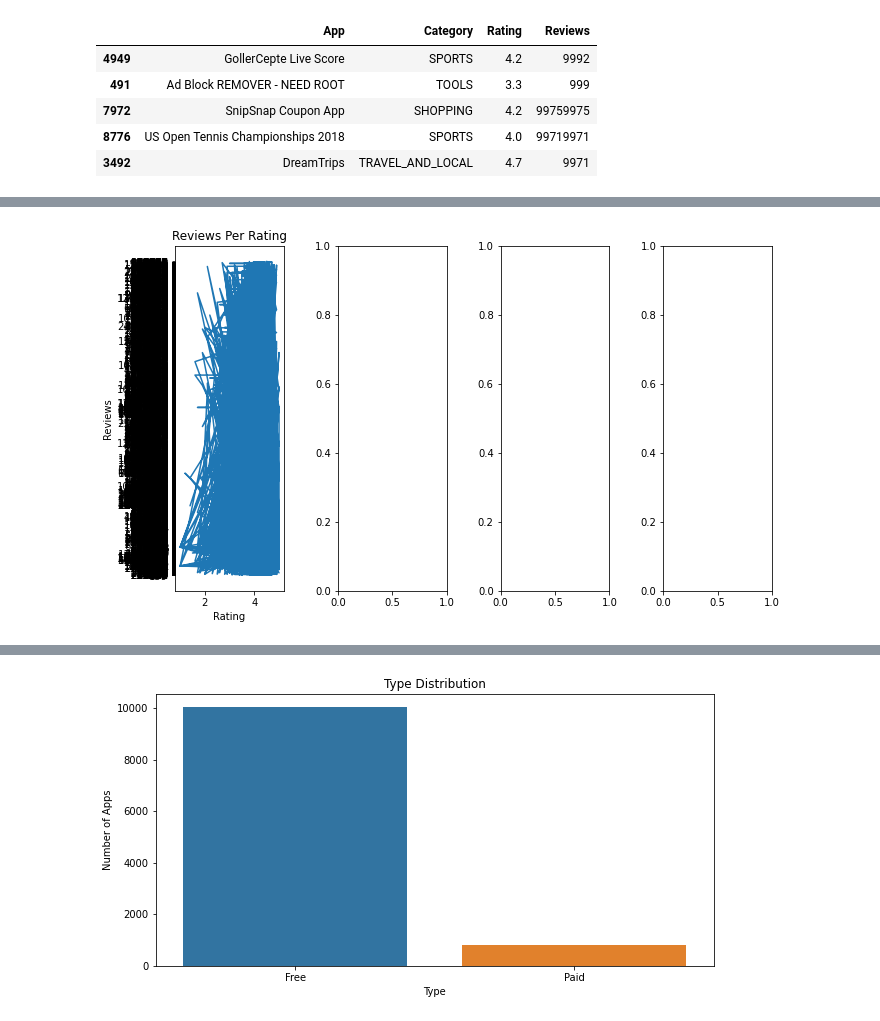
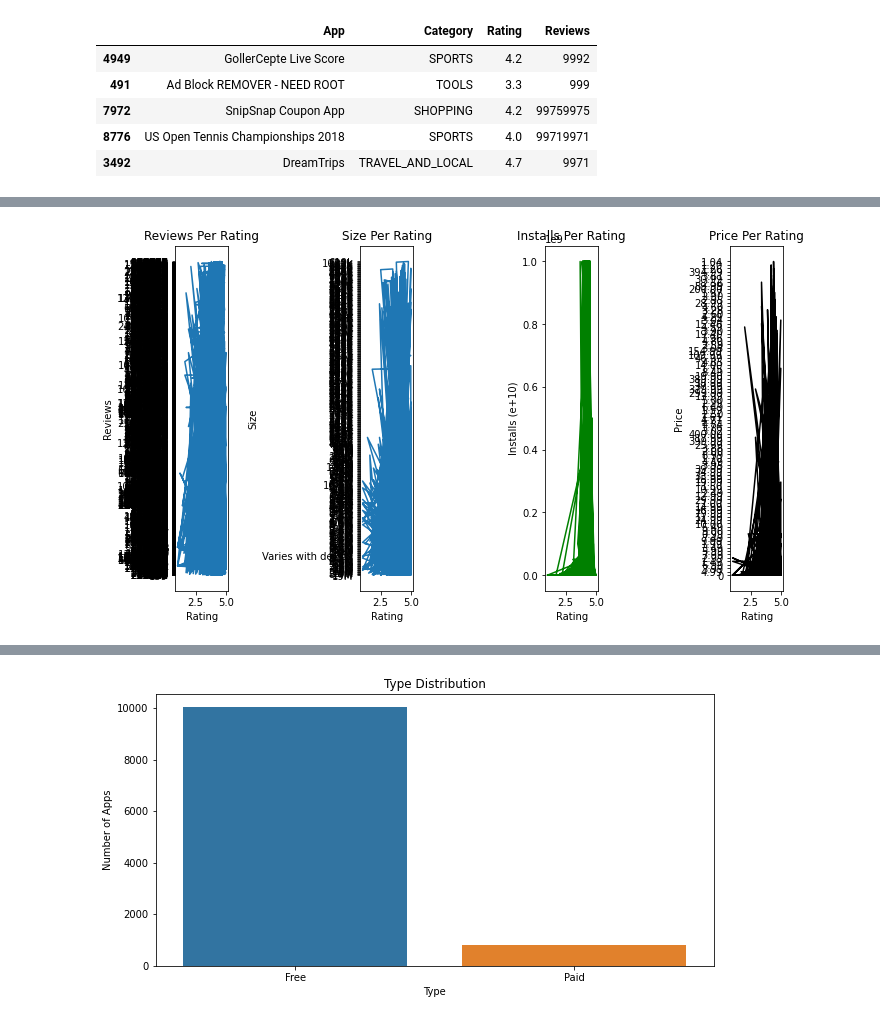
Before and after one commit to pritesh2292/play-store-app-review-analysis, a Jupyter notebook: Pritesh's_Copy_of_Play_Store_App_Review_Analysis_Capstone_Project.ipynb, the cells around one changed output, grey strips where cells are left out. Drawn from its saved outputs; the diff is of its cells as text; code cells hidden in the pictures.

```diff
--- a/Pritesh's_Copy_of_Play_Store_App_Review_Analysis_Capstone_Project.ipynb
+++ b/Pritesh's_Copy_of_Play_Store_App_Review_Analysis_Capstone_Project.ipynb
@@ -350,30 +350,30 @@ lowest_family.head(5)
 # %%
 # plot the graphs of reviews, size, installs and price per rating
 rating_df = ud_df.groupby('Rating')
 
 fig, axes = plt.subplots(1, 4, figsize=(10, 6))
 
 axes[0].plot(ud_df['Rating'], ud_df['Reviews'])
 axes[0].set_xlabel('Rating')
 axes[0].set_ylabel('Reviews')
 axes[0].set_title('Reviews Per Rating')
 
-# axes[1].plot(ud_df['Rating'], ud_df['Size'])
-# axes[1].set_xlabel('Rating')
-# axes[1].set_ylabel('Size')
-# axes[1].set_title('Size Per Rating')
+axes[1].plot(ud_df['Rating'], ud_df['Size'])
+axes[1].set_xlabel('Rating')
+axes[1].set_ylabel('Size')
+axes[1].set_title('Size Per Rating')
 
-# axes[2].plot(ud_df['Rating'], ud_df['Installs'], 'g')
-# axes[2].set_xlabel('Rating')
-# axes[2].set_ylabel('Installs (e+10)')
-# axes[2].set_title('Installs Per Rating')
+axes[2].plot(ud_df['Rating'], ud_df['Installs'], 'g')
+axes[2].set_xlabel('Rating')
+axes[2].set_ylabel('Installs (e+10)')
+axes[2].set_title('Installs Per Rating')
 
-# axes[3].plot(ud_df['Rating'], ud_df['Price'], 'k')
-# axes[3].set_xlabel('Rating')
-# axes[3].set_ylabel('Price')
-# axes[3].set_title('Price Per Rating')
+axes[3].plot(ud_df['Rating'], ud_df['Price'], 'k')
+axes[3].set_xlabel('Rating')
+axes[3].set_ylabel('Price')
+axes[3].set_title('Price Per Rating')
 
 plt.tight_layout(pad=2)
 plt.show()
 # %% [output]
-[figure, old version]
+[figure, new version]
```
Also changed, not shown: parts of 4 cells of this notebook.
